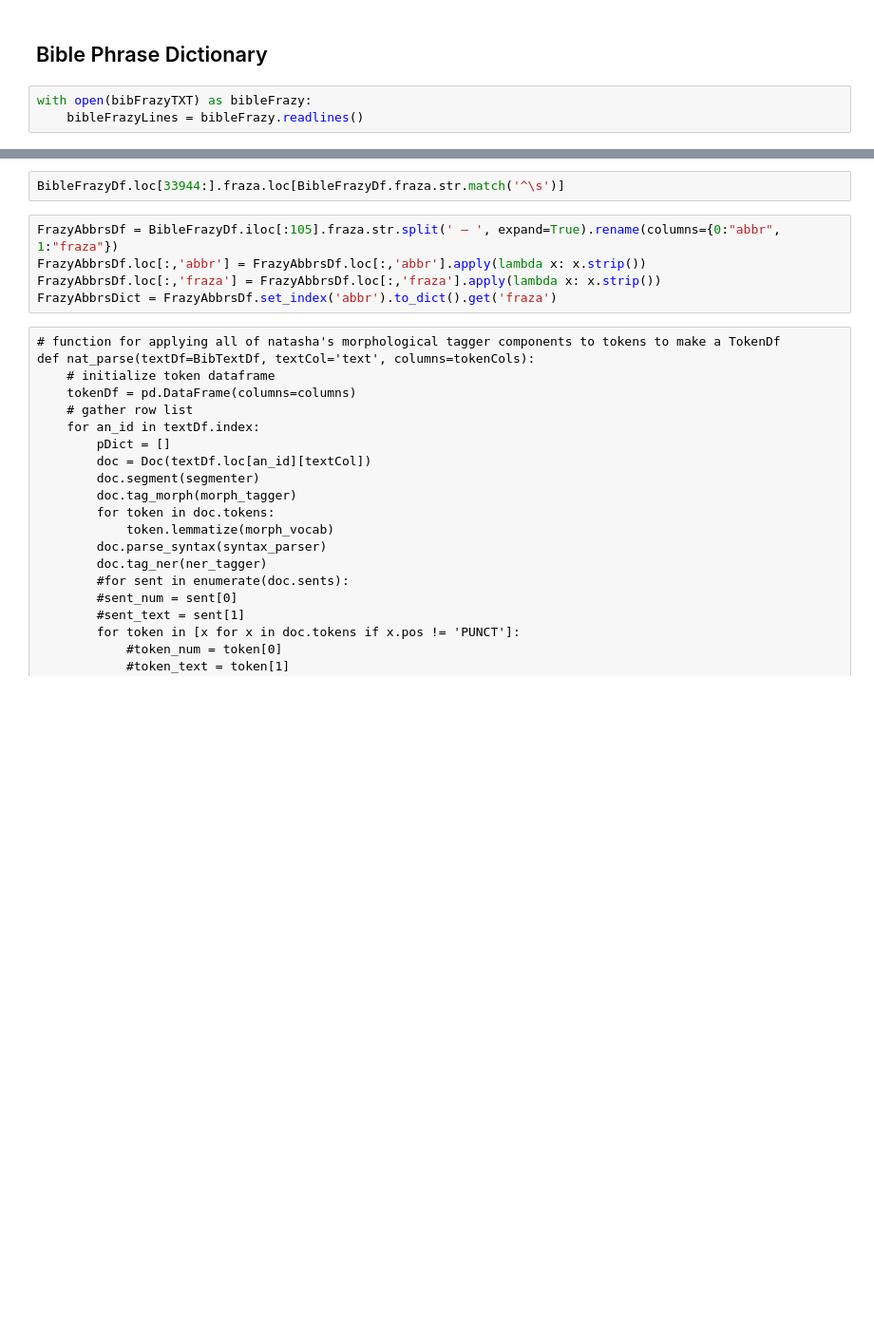
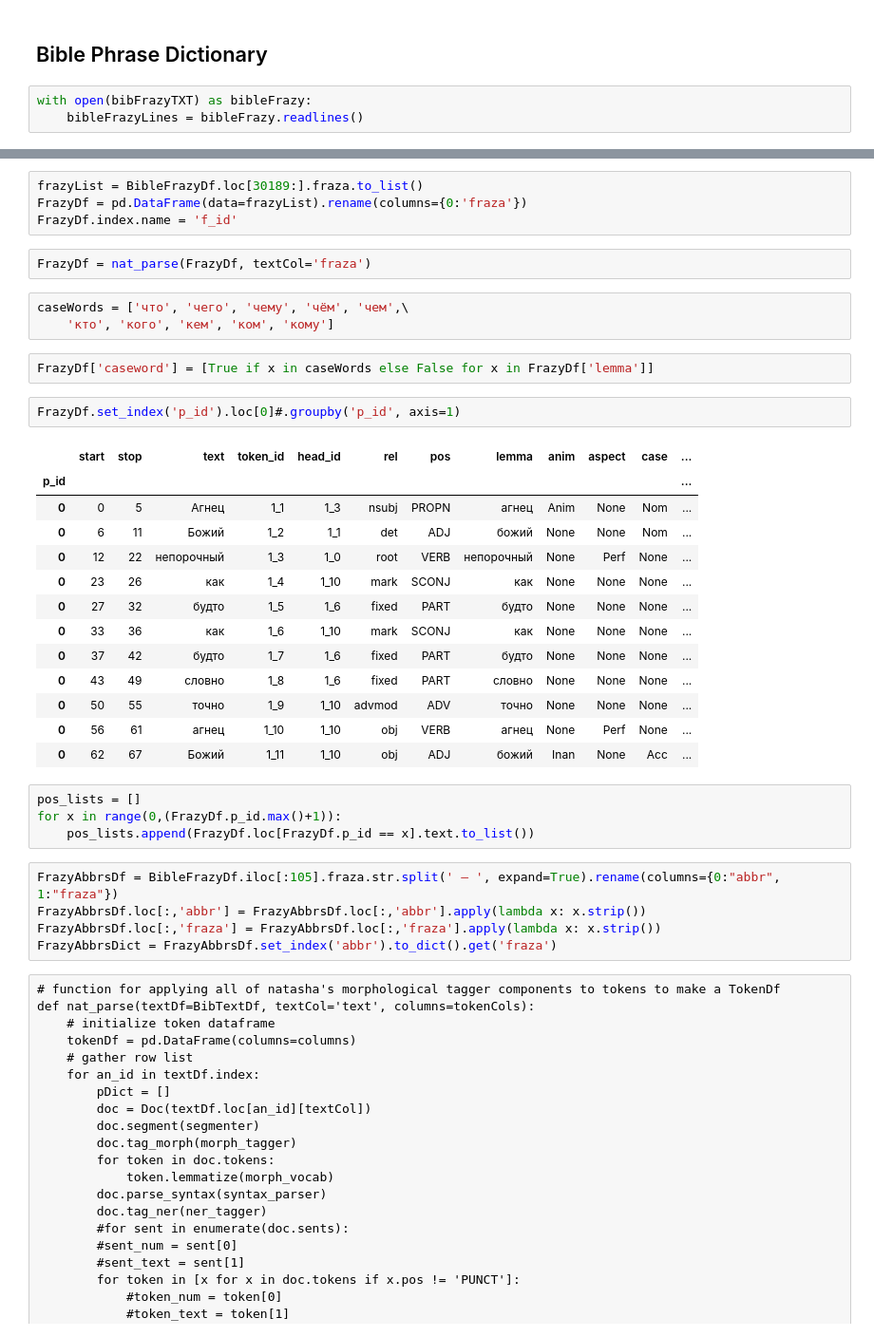
Before and after one commit to kollektivminds/russian-literary-bible, a Jupyter notebook: bible_processing.ipynb, the cells around one changed output, grey strips where cells are left out. Shown at 95% size. Saved outputs shown, nothing was run; the diff lists cells and outputs as text; blank space fills up the shorter version.

```diff
--- a/bible_processing.ipynb
+++ b/bible_processing.ipynb
@@ -228,5 +380,34 @@ BibleFrazyDf.loc[33944:].fraza.loc[BibleFrazyDf.fraza.str.match('^[а-я]', case
-# %%
-BibleFrazyDf.loc[33944:].fraza.loc[BibleFrazyDf.fraza.str.match('^\s')]
+# %%
+frazyList = BibleFrazyDf.loc[30189:].fraza.to_list()
+FrazyDf = pd.DataFrame(data=frazyList).rename(columns={0:'fraza'})
+FrazyDf.index.name = 'f_id'
+# %%
+FrazyDf = nat_parse(FrazyDf, textCol='fraza')
+# %%
+caseWords = ['что', 'чего', 'чему', 'чём', 'чем',\
+    'кто', 'кого', 'кем', 'ком', 'кому']
+# %%
+FrazyDf['caseword'] = [True if x in caseWords else False for x in FrazyDf['lemma']]
+# %%
+FrazyDf.set_index('p_id').loc[0]#.groupby('p_id', axis=1)
+# %% [output]
+|  | start | stop | text | token_id | head_id | rel | pos | lemma | anim | aspect | case | ... |
+| p_id |  |  |  |  |  |  |  |  |  |  |  | ... |
+| 0 | 0 | 5 | Агнец | 1_1 | 1_3 | nsubj | PROPN | агнец | Anim | None | Nom | ... |
+| 0 | 6 | 11 | Божий | 1_2 | 1_1 | det | ADJ | божий | None | None | Nom | ... |
+| 0 | 12 | 22 | непорочный | 1_3 | 1_0 | root | VERB | непорочный | None | Perf | None | ... |
+| 0 | 23 | 26 | как | 1_4 | 1_10 | mark | SCONJ | как | None | None | None | ... |
+| 0 | 27 | 32 | будто | 1_5 | 1_6 | fixed | PART | будто | None | None | None | ... |
+| 0 | 33 | 36 | как | 1_6 | 1_10 | mark | SCONJ | как | None | None | None | ... |
+| 0 | 37 | 42 | будто | 1_7 | 1_6 | fixed | PART | будто | None | None | None | ... |
+| 0 | 43 | 49 | словно | 1_8 | 1_6 | fixed | PART | словно | None | None | None | ... |
+| 0 | 50 | 55 | точно | 1_9 | 1_10 | advmod | ADV | точно | None | None | None | ... |
+| 0 | 56 | 61 | агнец | 1_10 | 1_10 | obj | VERB | агнец | None | Perf | None | ... |
+| 0 | 62 | 67 | Божий | 1_11 | 1_10 | obj | ADJ | божий | Inan | None | Acc | ... |
+# %%
+pos_lists = []
+for x in range(0,(FrazyDf.p_id.max()+1)):
+    pos_lists.append(FrazyDf.loc[FrazyDf.p_id == x].text.to_list())
 # %%
 FrazyAbbrsDf = BibleFrazyDf.iloc[:105].fraza.str.split(' – ', expand=True).rename(columns={0:"abbr", 1:"fraza"})
 FrazyAbbrsDf.loc[:,'abbr'] = FrazyAbbrsDf.loc[:,'abbr'].apply(lambda x: x.strip())
```
Also changed, not shown: parts of 27 cells of this notebook, 1 other file.
